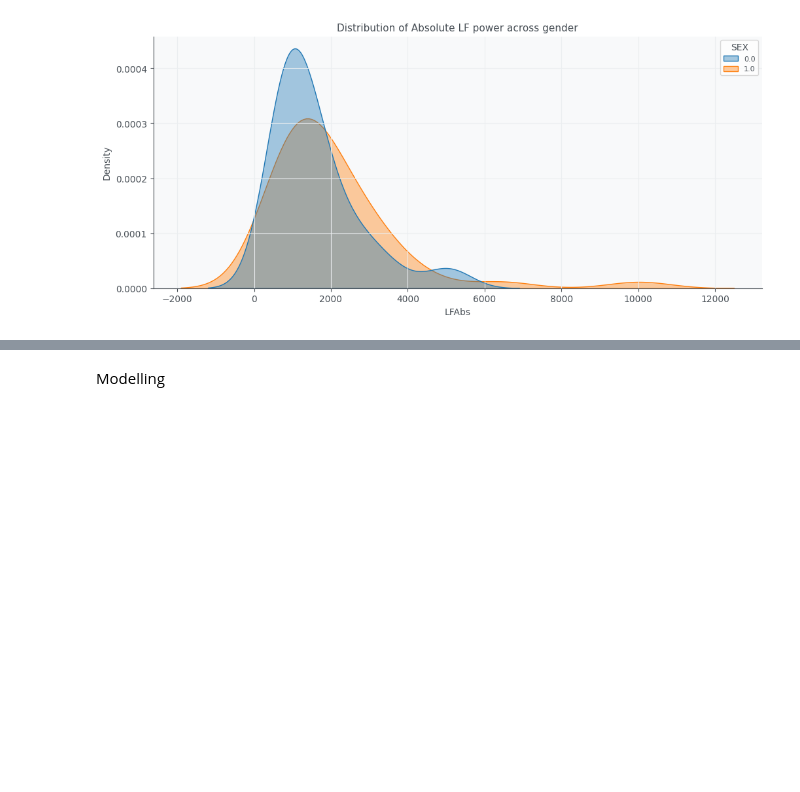
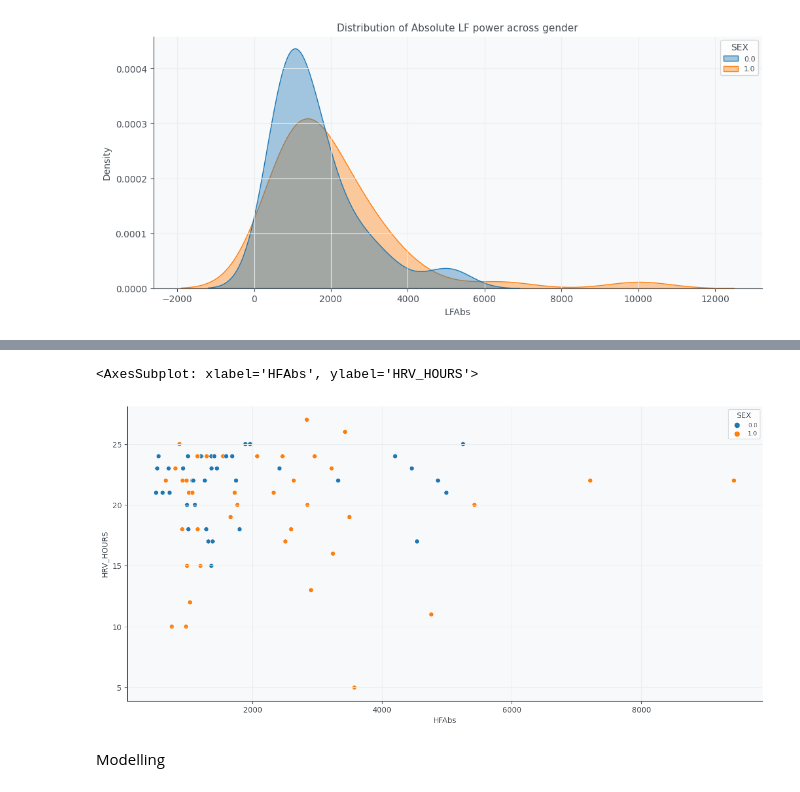
Before and after one commit to GacildaAnne/Thesis-ADHD-HRV, a Jupyter notebook: Thesis_code.ipynb, the cells around one changed output, grey strips where cells are left out. Saved outputs shown, nothing was run; the diff lists cells and outputs as text; code cells hidden in the pictures; blank space fills up the shorter version.

```diff
--- a/Thesis_code.ipynb
+++ b/Thesis_code.ipynb
@@ -989,3 +986,11 @@ plt.show()
+# %%
+# Scatterplots
+fig, ax = plt.subplots(figsize=(15, 7))
+
+sns.scatterplot(x=Fre_df['HFAbs'], y=HRV_df['HRV_HOURS'], hue=Fre_df['SEX'], legend='full', ax=ax)
+# %% [output]
+<AxesSubplot: xlabel='HFAbs', ylabel='HRV_HOURS'>
+[figure, added]
 # %% [markdown]
 Modelling
 # %%
```
Also changed, not shown: parts of 27 cells of this notebook.
